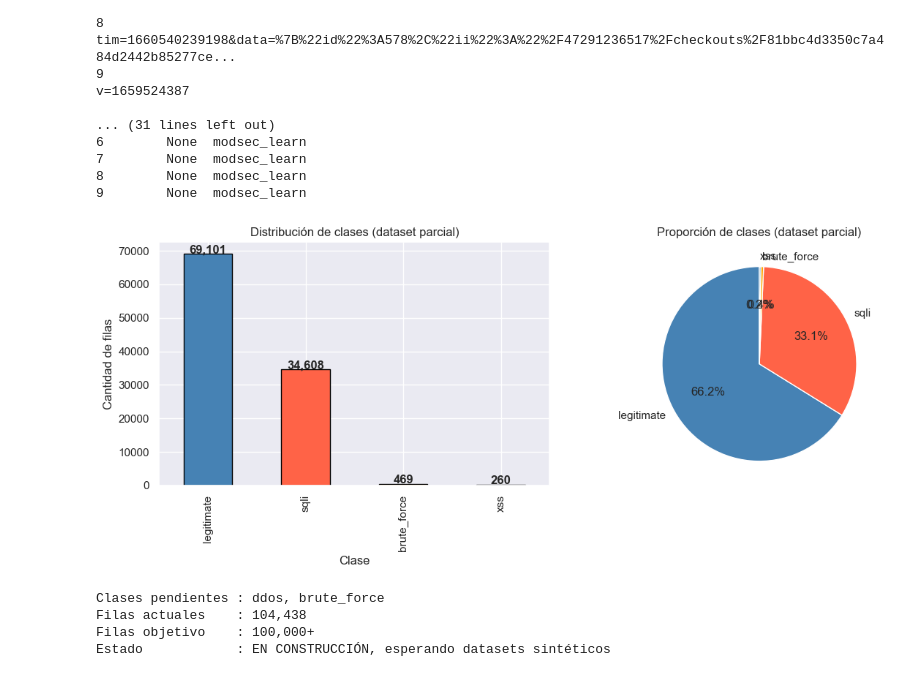
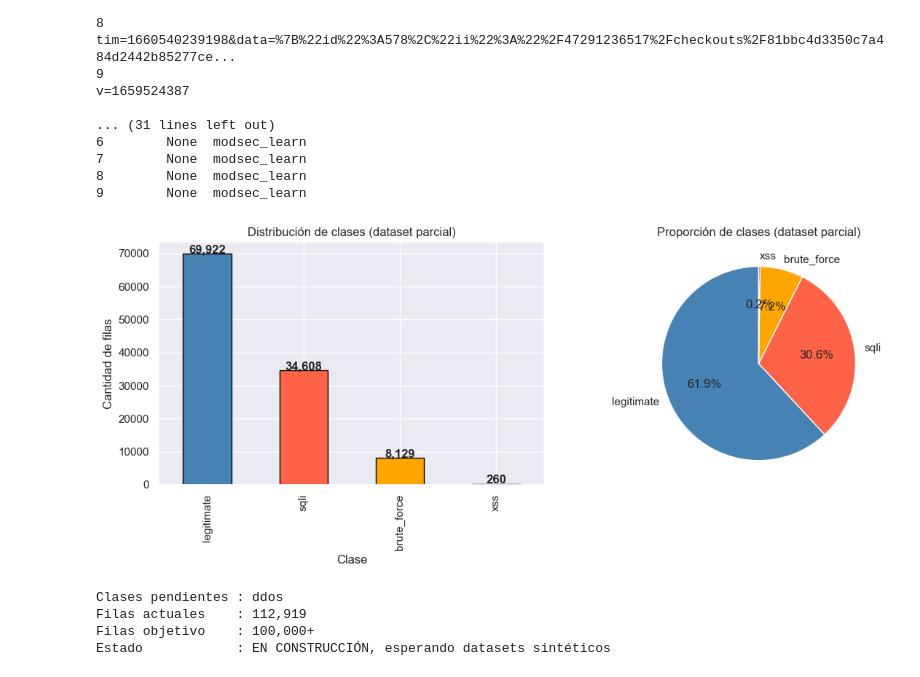
Before and after one commit to xtsebas/logSguarDian, a Jupyter notebook: data_manager/02_dataset_construction.ipynb, the cells around one changed output. Drawn from its saved outputs; the diff is of its cells as text; code cells hidden in the pictures.

Commit message:
wip: dataset construction with new brute force data

```diff
--- a/data_manager/02_dataset_construction.ipynb
+++ b/data_manager/02_dataset_construction.ipynb
@@ -22,6 +22,7 @@ parquets = {
     "legitimate_modsec" : PROCESSED_DIR / "legitimate_modsec.parquet",
     "sqli_modsec"       : PROCESSED_DIR / "sqli_modsec.parquet",
     "owasp_inscope"     : PROCESSED_DIR / "owasp_inscope.parquet",
+    "russellmitchell"   : PROCESSED_DIR / "russellmitchell_inscope.parquet"
 }
 
 for name, path in parquets.items():
@@ -37,10 +39,12 @@ OK  owasp_inscope: ..\data\processed\owasp_inscope.parquet
 df_legit   = pd.read_parquet(parquets["legitimate_modsec"])
 df_sqli    = pd.read_parquet(parquets["sqli_modsec"])
 df_owasp   = pd.read_parquet(parquets["owasp_inscope"])
+df_russell = pd.read_parquet(parquets["russellmitchell"])
 
 print(f"legitimate_modsec  -> {len(df_legit):,} filas  | columnas: {list(df_legit.columns)}")
 print(f"sqli_modsec        -> {len(df_sqli):,} filas  | columnas: {list(df_sqli.columns)}")
 print(f"owasp_inscope      -> {len(df_owasp):,} filas  | columnas: {list(df_owasp.columns)}")
+print(f"russellmitchell    -> {len(df_russell):,} filas  | columnas: {list(df_russell.columns)}")
 # %% [output]
 legitimate_modsec  -> 69,101 filas  | columnas: ['payload', 'label', 'payload_len']
 sqli_modsec        -> 30,544 filas  | columnas: ['payload', 'label', 'payload_len']
@@ -80,7 +85,17 @@ df_owasp_norm = pd.DataFrame({
     "source"       : "owasp_log",
 })
 
-for name, df in [("legitimate", df_legit_norm), ("sqli_modsec", df_sqli_norm), ("owasp", df_owasp_norm)]:
+df_russell_norm = pd.DataFrame({
+    "payload"      : df_russell["query_string"],
+    "label"        : df_russell["label"],
+    "method"       : df_russell["method"],
+    "path"         : df_russell["path"],
+    "query_string" : df_russell["query_string"],
+    "status_code"  : df_russell["status_code"],
+    "source"       : "russell_log",
+})
+
+for name, df in [("legitimate", df_legit_norm), ("sqli_modsec", df_sqli_norm), ("owasp", df_owasp_norm), ("russellmitchell", df_russell_norm)]:
     print(f"{name:<15} -> columnas OK: {list(df.columns) == COLUMNS}")
 # %% [output]
 legitimate      -> columnas OK: True
@@ -91,6 +107,7 @@ df_dataset = pd.concat([
     df_legit_norm,
     df_sqli_norm,
     df_owasp_norm,
+    df_russell_norm
 ], ignore_index=True)
 
 print("=== Dataset parcial en memoria ===")
@@ -168,28 +185,28 @@ print(df_dataset.head(10))
 # %%
 fig, axes = plt.subplots(1, 2, figsize=(12, 5))
 
 counts = df_dataset["label"].value_counts()
-counts.plot(kind="bar", ax=axes[0], color=["steelblue", "tomato", "orange"], edgecolor="black")
+counts.plot(kind="bar", ax=axes[0], color=["steelblue", "tomato", "orange", "purple", "green"], edgecolor="black")
 axes[0].set_title("Distribución de clases (dataset parcial)")
 axes[0].set_ylabel("Cantidad de filas")
 axes[0].set_xlabel("Clase")
 for i, v in enumerate(counts):
     axes[0].text(i, v + 200, f"{v:,}", ha="center", fontweight="bold")
 
 axes[1].pie(counts, labels=counts.index, autopct="%1.1f%%",
-            colors=["steelblue", "tomato", "orange"], startangle=90)
+            colors=["steelblue", "tomato", "orange", "purple", "green"], startangle=90)
 axes[1].set_title("Proporción de clases (dataset parcial)")
 
 plt.tight_layout()
 plt.show()
 
-print(f"\nClases pendientes : ddos, brute_force")
+print(f"\nClases pendientes : ddos")
 print(f"Filas actuales    : {len(df_dataset):,}")
 print(f"Filas objetivo    : 100,000+")
 print(f"Estado            : EN CONSTRUCCIÓN, esperando datasets sintéticos")
 # %% [output]
-[figure, old version]
+[figure, new version]
-Clases pendientes : ddos, brute_force
-Filas actuales    : 104,438
+Clases pendientes : ddos
+Filas actuales    : 112,919
 Filas objetivo    : 100,000+
 Estado            : EN CONSTRUCCIÓN, esperando datasets sintéticos
```
Also changed, not shown: parts of 5 cells of this notebook.
